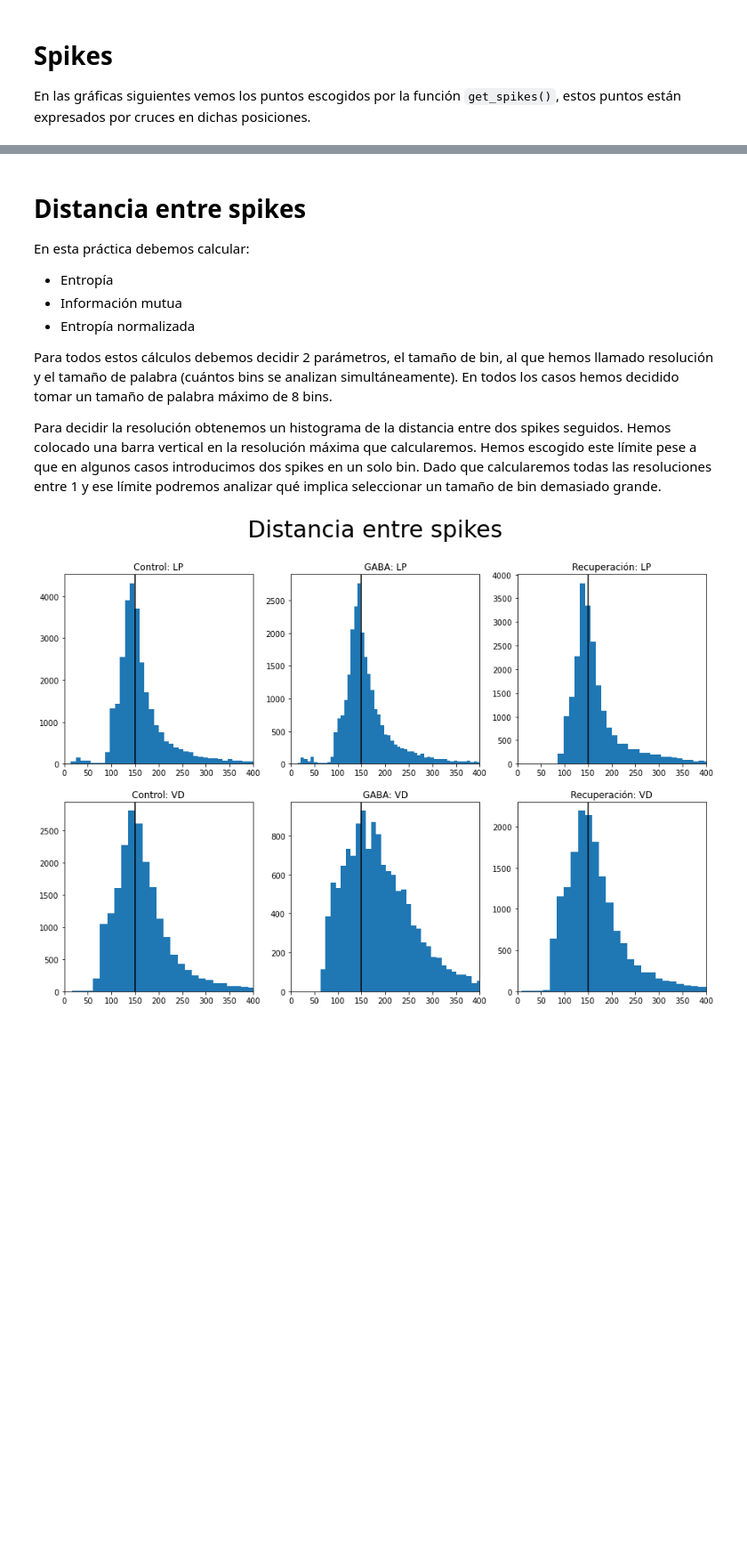
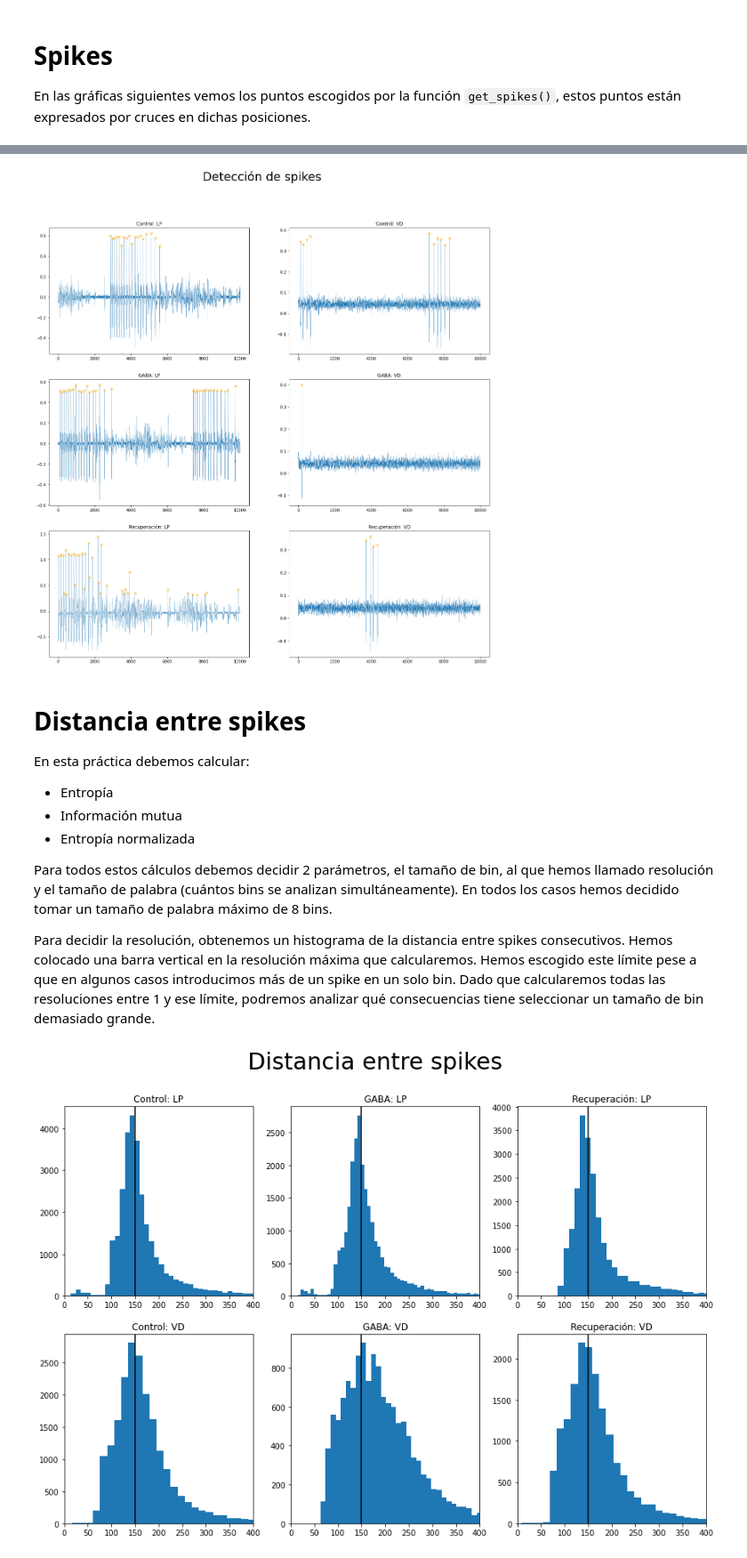
Before and after one commit to OscarGB/MUCD-TI, a Jupyter notebook: TI_practica.ipynb, the cells around one changed output, grey strips where cells are left out. Shown at 89% size. Drawn from its saved outputs; the diff is of its cells as text; code cells hidden in the pictures; blank space fills up the shorter version.

Commit message:
rehacer spikes

```diff
--- a/TI_practica.ipynb
+++ b/TI_practica.ipynb
@@ -114,8 +114,8 @@ for i in range(len(from_files)):
 
 En las gráficas siguientes vemos los puntos escogidos por la función `get_spikes()`, estos puntos están expresados por cruces en dichas posiciones.
 # %%
-from_files = ["./DatosSinapsisArtificial/TrozoC.txt",,
-              "./DatosSinapsisArtificial/TrozoG.txt"
+from_files = ["./DatosSinapsisArtificial/TrozoC.txt",
+              "./DatosSinapsisArtificial/TrozoG.txt",
               "./DatosSinapsisArtificial/TrozoR.txt"]
 bin_files = ["./DatosSinapsisArtificial/TrozoC_bin.csv",
              "./DatosSinapsisArtificial/TrozoG_bin.csv",
@@ -145,3 +144,4 @@ SyntaxError: invalid syntax (<ipython-input-21-5b76923d2d55>, line 1)
+[figure, added]
 # %% [markdown]
 # Distancia entre spikes
 
@@ -153,7 +153,7 @@ En esta práctica debemos calcular:
 
 Para todos estos cálculos debemos decidir 2 parámetros, el tamaño de bin, al que hemos llamado resolución y el tamaño de palabra (cuántos bins se analizan simultáneamente). En todos los casos hemos decidido tomar un tamaño de palabra máximo de 8 bins.
 
-Para decidir la resolución obtenemos un histograma de la distancia entre dos spikes seguidos. Hemos colocado una barra vertical en la resolución máxima que calcularemos. Hemos escogido este límite pese a que en algunos casos introducimos dos spikes en un solo bin. Dado que calcularemos todas las resoluciones entre 1 y ese límite podremos analizar qué implica seleccionar un tamaño de bin demasiado grande.
+Para decidir la resolución, obtenemos un histograma de la distancia entre spikes consecutivos. Hemos colocado una barra vertical en la resolución máxima que calcularemos. Hemos escogido este límite pese a que en algunos casos introducimos más de un spike en un solo bin. Dado que calcularemos todas las resoluciones entre 1 y ese límite, podremos analizar qué consecuencias tiene seleccionar un tamaño de bin demasiado grande.
 # %%
 from_files = ["./DatosSinapsisArtificial/TrozoC_bin.csv",
               "./DatosSinapsisArtificial/TrozoG_bin.csv",
```
Also changed, not shown: parts of 7 cells of this notebook.
